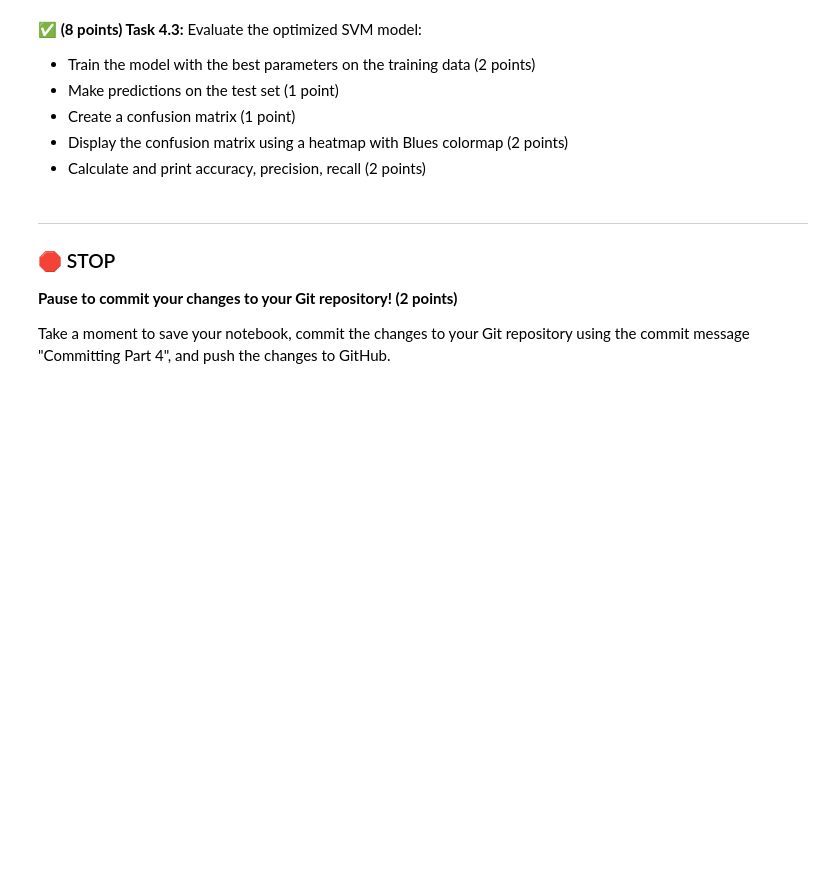
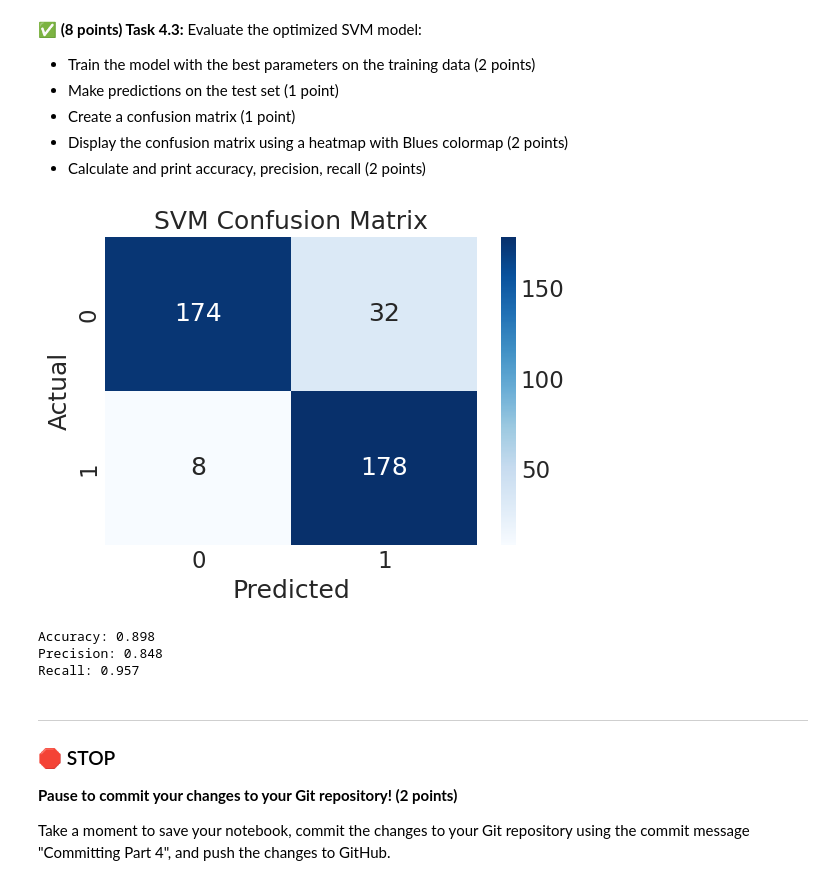
Before and after one commit to TumsAddict/cmse202-s25-turnin, a Jupyter notebook: final/CMSE202_Final-STUDENT.ipynb, the cells around one changed output. Saved outputs shown, nothing was run; the diff lists cells and outputs as text; code cells hidden in the pictures; blank space fills up the shorter version.

```diff
--- a/final/CMSE202_Final-STUDENT.ipynb
+++ b/final/CMSE202_Final-STUDENT.ipynb
@@ -615,3 +613,29 @@ Best Cross-Validation Accuracy: 0.8876987990912042
+# %%
+# put your code here
+best_svm = grid_search.best_estimator_
+best_svm.fit(X_train_processed, y_train)
+y_pred_svm = best_svm.predict(X_test_processed)
+
+cm_svm = confusion_matrix(y_test, y_pred_svm)
+
+plt.figure(figsize=(6, 4))
+sns.heatmap(cm_svm, annot=True, fmt='d', cmap='Blues')
+plt.xlabel('Predicted')
+plt.ylabel('Actual')
+plt.title('SVM Confusion Matrix')
+plt.show()
+accuracy = accuracy_score(y_test, y_pred_svm)
+precision = precision_score(y_test, y_pred_svm)
+recall = recall_score(y_test, y_pred_svm)
+
+print(f"Accuracy: {accuracy:.3f}")
+print(f"Precision: {precision:.3f}")
+print(f"Recall: {recall:.3f}")
+# %% [output]
+[figure, added]
+Accuracy: 0.898
+Precision: 0.848
+Recall: 0.957
 # %% [markdown]
 ---
 
```
Also changed, not shown: parts of 2 cells of this notebook.
